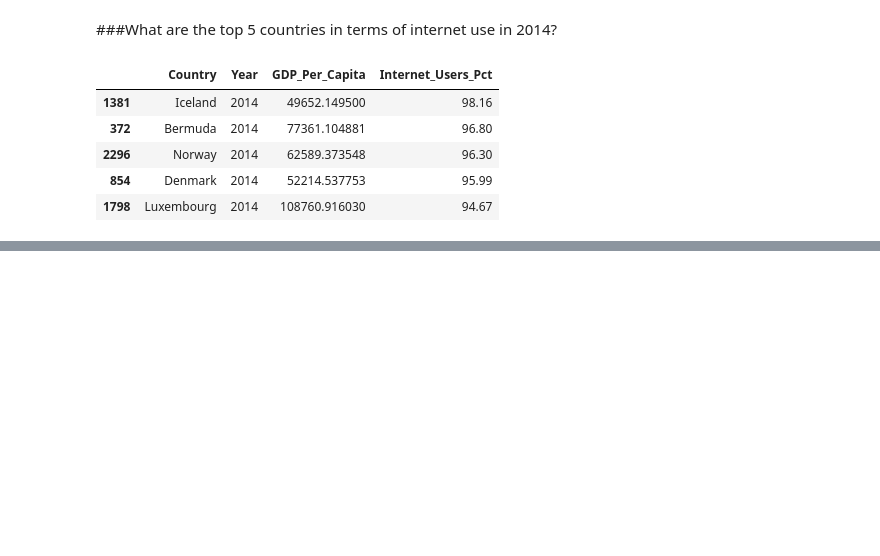
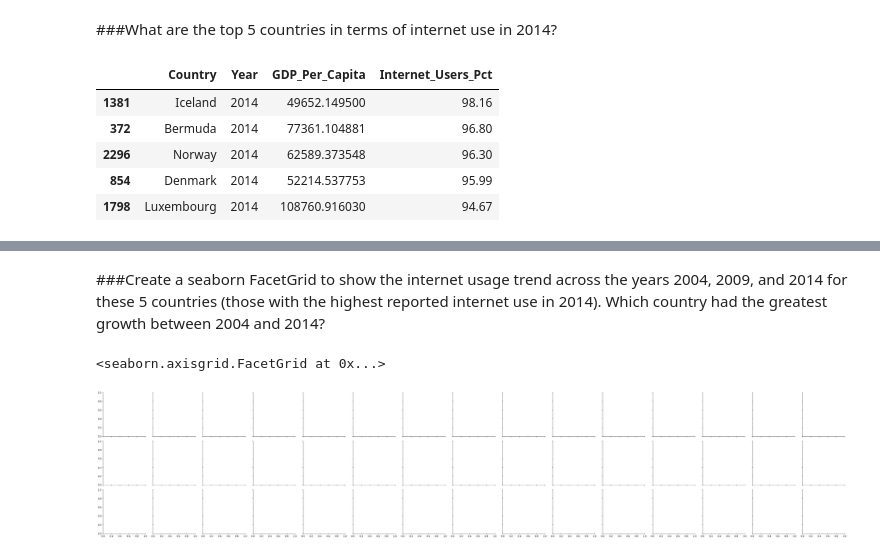
Before and after one commit to igoike/gdp-and-internet-usage-igoike, a Jupyter notebook: notebook/gdp_and_internet_usage.ipynb, the cells around one changed output, grey strips where cells are left out. Drawn from its saved outputs; the diff is of its cells as text; code cells hidden in the pictures; blank space fills up the shorter version.

```diff
--- a/notebook/gdp_and_internet_usage.ipynb
+++ b/notebook/gdp_and_internet_usage.ipynb
@@ -421,0 +424,2 @@ gdp_and_internet_use_2014.nlargest(5,'Internet_Users_Pct')
+# %%
+top_5_internet = gdp_and_internet_use_sub[gdp_and_internet_use_sub['Country'].isin(['Iceland','Bermuda','Norway','Denmark','Luxembourg'])]
@@ -421,0 +445,7 @@ gdp_and_internet_use_2014.nlargest(5,'Internet_Users_Pct')
+# %% [markdown]
+###Create a seaborn FacetGrid to show the internet usage trend across the years 2004, 2009, and 2014 for these 5 countries (those with the highest reported internet use in 2014). Which country had the greatest growth between 2004 and 2014?
+# %%
+sns.FacetGrid(top_5_internet,row='Year',col='Internet_Users_Pct')
+# %% [output]
+<seaborn.axisgrid.FacetGrid at 0x...>
+[figure, added]
```
Also changed, not shown: parts of 2 cells of this notebook.
